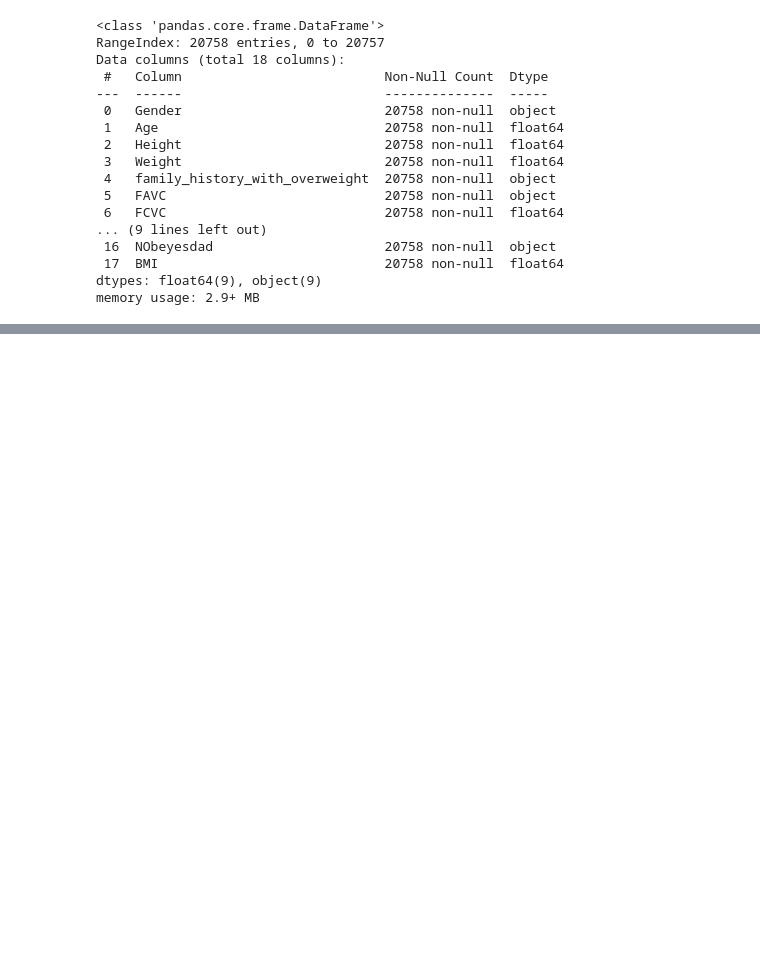
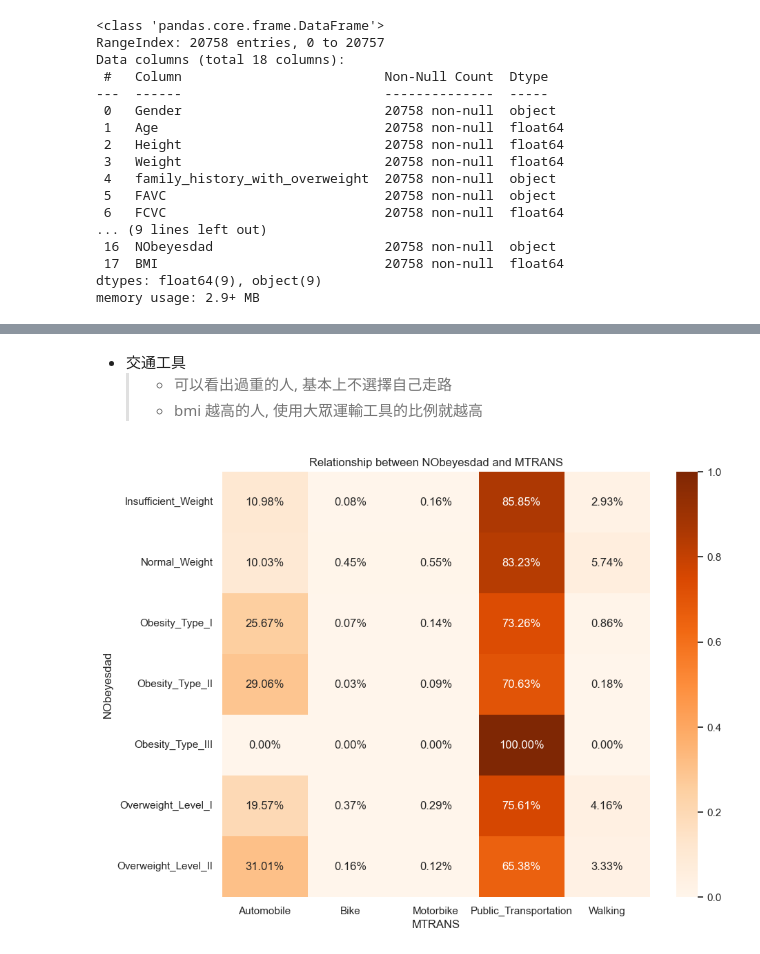
Before and after one commit to ALINYIWEN/Kaggle-Competitions, a Jupyter notebook: Multi-Class Prediction of Obesity Risk.ipynb, the cells around one changed output, grey strips where cells are left out. Drawn from its saved outputs; the diff is of its cells as text; code cells hidden in the pictures; blank space fills up the shorter version.

```diff
--- a/Multi-Class Prediction of Obesity Risk.ipynb
+++ b/Multi-Class Prediction of Obesity Risk.ipynb
@@ -169,0 +264,20 @@ plt.show()
+# %% [markdown]
+- 交通工具
+  > - 可以看出過重的人, 基本上不選擇自己走路
+  > - bmi 越高的人, 使用大眾運輸工具的比例就越高
+# %%
+# 使用交叉表計算計數
+cross_tab = pd.crosstab(df_train["NObeyesdad"], df_train["MTRANS"], normalize='index')  # normalize='index' 將每行的值轉換為百分比
+
+# 定義暖色系色板
+warm_palette = sns.color_palette("Oranges", as_cmap=True)
+
+# 繪製熱圖
+plt.figure(figsize=(10, 8))
+sns.heatmap(cross_tab, annot=True, cmap=warm_palette, fmt='.2%')  # 使用暖色系色板
+plt.title("Relationship between NObeyesdad and MTRANS")
+plt.xlabel("MTRANS")
+plt.ylabel("NObeyesdad")
+plt.show()
+# %% [output]
+[figure, added]
```
Also changed, not shown: parts of 15 cells of this notebook.
